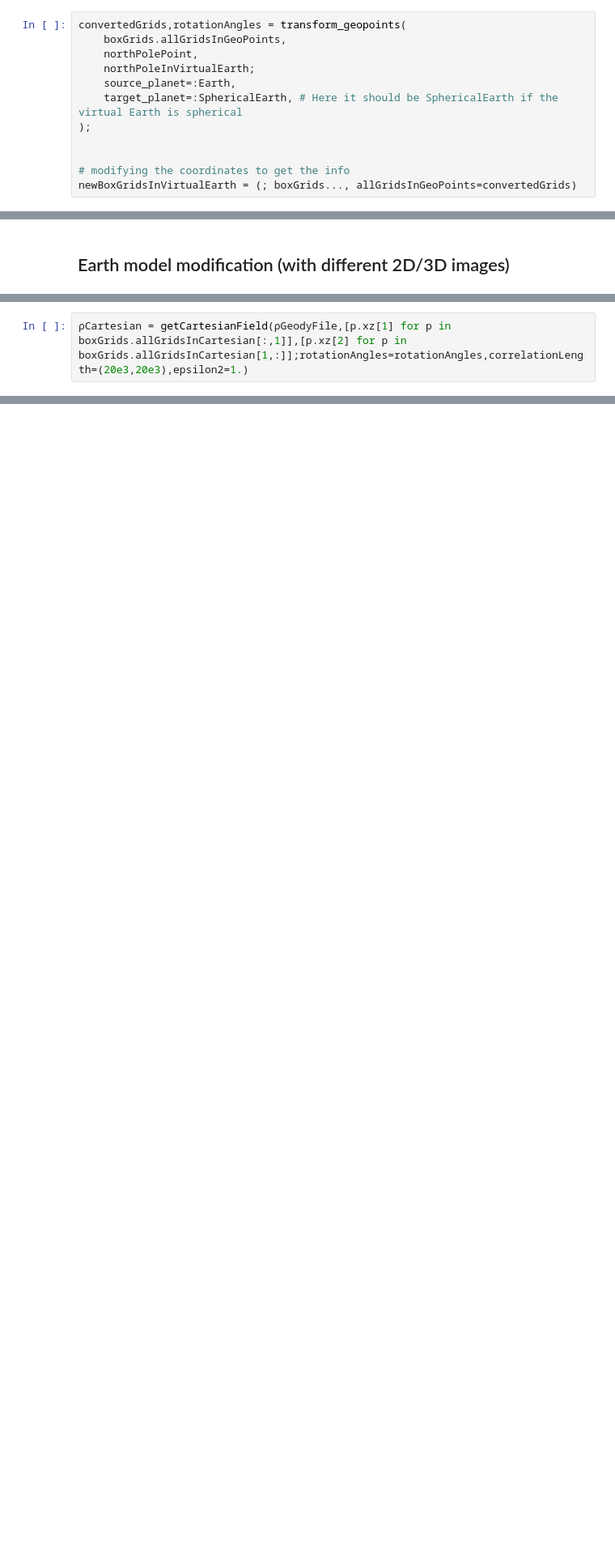
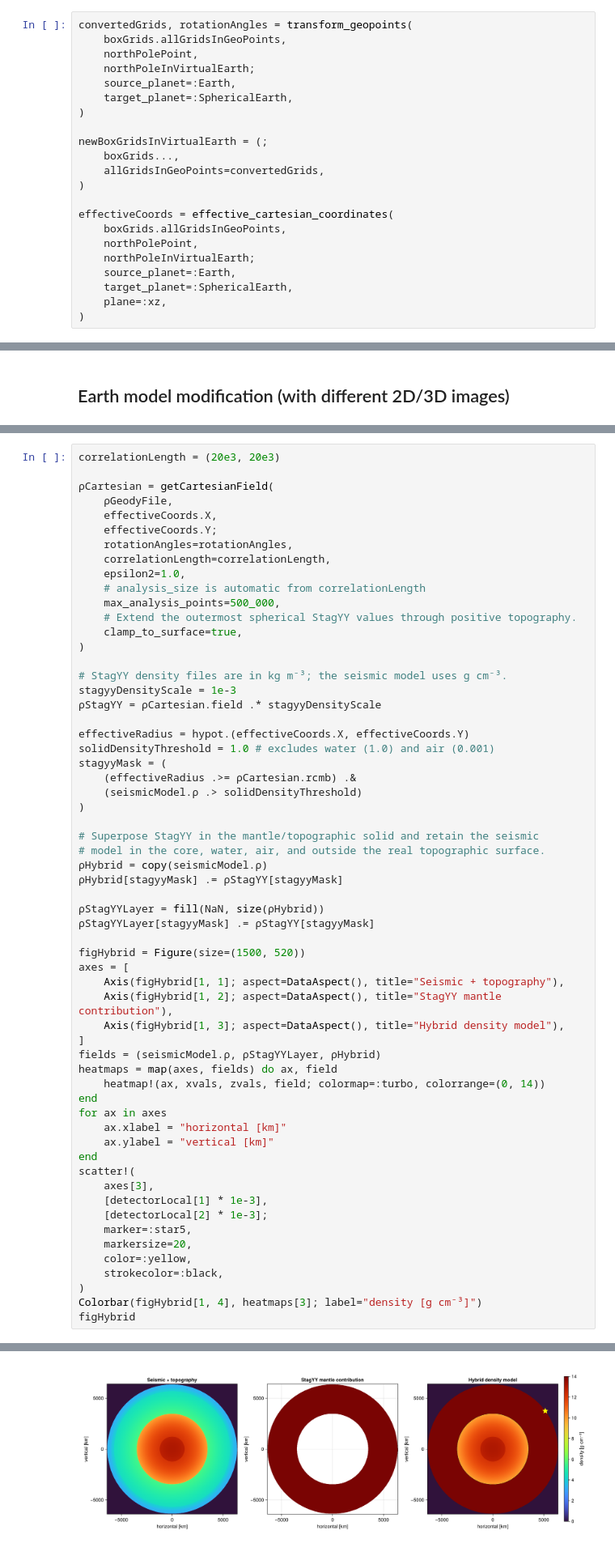
Before and after one commit to seismobassoon/flexOPT, a Jupyter notebook: notebooks/neutrinoPropagation.ipynb, the cells around one changed output, grey strips where cells are left out. Shown at 81% size. Drawn from its saved outputs; the diff is of its cells as text; blank space fills up the shorter version.

```diff
--- a/notebooks/neutrinoPropagation.ipynb
+++ b/notebooks/neutrinoPropagation.ipynb
@@ -131,13 +155,23 @@ Computing seismicModel2Dsparse
 # %%
-convertedGrids,rotationAngles = transform_geopoints(
+convertedGrids, rotationAngles = transform_geopoints(
     boxGrids.allGridsInGeoPoints,
     northPolePoint,
     northPoleInVirtualEarth;
     source_planet=:Earth,
-    target_planet=:SphericalEarth, # Here it should be SphericalEarth if the virtual Earth is spherical
-);
+    target_planet=:SphericalEarth,
+)
 
+newBoxGridsInVirtualEarth = (;
+    boxGrids...,
+    allGridsInGeoPoints=convertedGrids,
+)
 
-# modifying the coordinates to get the info
-newBoxGridsInVirtualEarth = (; boxGrids..., allGridsInGeoPoints=convertedGrids)
+effectiveCoords = effective_cartesian_coordinates(
+    boxGrids.allGridsInGeoPoints,
+    northPolePoint,
+    northPoleInVirtualEarth;
+    source_planet=:Earth,
+    target_planet=:SphericalEarth,
+    plane=:xz,
+)
 # %% [output]
@@ -197,3 +252,61 @@ fig
 # %%
-ρCartesian = getCartesianField(ρGeodyFile,[p.xz[1] for p in boxGrids.allGridsInCartesian[:,1]],[p.xz[2] for p in boxGrids.allGridsInCartesian[1,:]];rotationAngles=rotationAngles,correlationLength=(20e3,20e3),epsilon2=1.)
+correlationLength = (20e3, 20e3)
+
+ρCartesian = getCartesianField(
+    ρGeodyFile,
+    effectiveCoords.X,
+    effectiveCoords.Y;
+    rotationAngles=rotationAngles,
+    correlationLength=correlationLength,
+    epsilon2=1.0,
+    # analysis_size is automatic from correlationLength
+    max_analysis_points=500_000,
+    # Extend the outermost spherical StagYY values through positive topography.
+    clamp_to_surface=true,
+)
+
+# StagYY density files are in kg m⁻³; the seismic model uses g cm⁻³.
+stagyyDensityScale = 1e-3
+ρStagYY = ρCartesian.field .* stagyyDensityScale
+
+effectiveRadius = hypot.(effectiveCoords.X, effectiveCoords.Y)
+solidDensityThreshold = 1.0 # excludes water (1.0) and air (0.001)
+stagyyMask = (
+    (effectiveRadius .>= ρCartesian.rcmb) .&
+    (seismicModel.ρ .> solidDensityThreshold)
+)
+
+# Superpose StagYY in the mantle/topographic solid and retain the seismic
+# model in the core, water, air, and outside the real topographic surface.
+ρHybrid = copy(seismicModel.ρ)
+ρHybrid[stagyyMask] .= ρStagYY[stagyyMask]
+
+ρStagYYLayer = fill(NaN, size(ρHybrid))
+ρStagYYLayer[stagyyMask] .= ρStagYY[stagyyMask]
+
+figHybrid = Figure(size=(1500, 520))
+axes = [
+    Axis(figHybrid[1, 1]; aspect=DataAspect(), title="Seismic + topography"),
+    Axis(figHybrid[1, 2]; aspect=DataAspect(), title="StagYY mantle contribution"),
+    Axis(figHybrid[1, 3]; aspect=DataAspect(), title="Hybrid density model"),
+]
+fields = (seismicModel.ρ, ρStagYYLayer, ρHybrid)
+heatmaps = map(axes, fields) do ax, field
+    heatmap!(ax, xvals, zvals, field; colormap=:turbo, colorrange=(0, 14))
+end
+for ax in axes
+    ax.xlabel = "horizontal [km]"
+    ax.ylabel = "vertical [km]"
+end
+scatter!(
+    axes[3],
+    [detectorLocal[1] * 1e-3],
+    [detectorLocal[2] * 1e-3];
+    marker=:star5,
+    markersize=20,
+    color=:yellow,
+    strokecolor=:black,
+)
+Colorbar(figHybrid[1, 4], heatmaps[3]; label="density [g cm⁻³]")
+figHybrid
 # %% [output]
@@ -202,3 +313,4 @@ Suggestion: check for spelling errors or missing imports.
+[figure, added]
 # %% [markdown]
 ## GeoPoints to make
 
```
Also changed, not shown: parts of 11 cells of this notebook, 6 other files.
